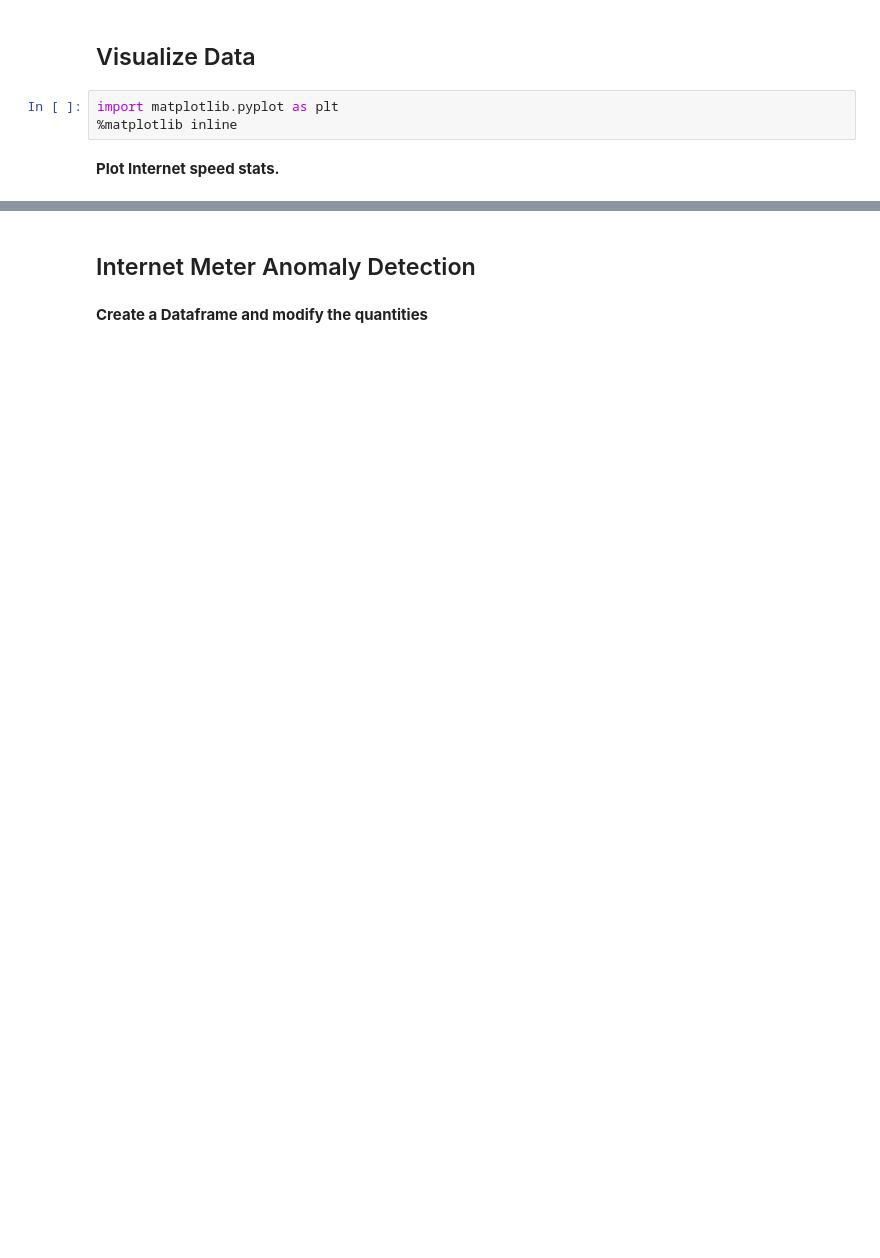
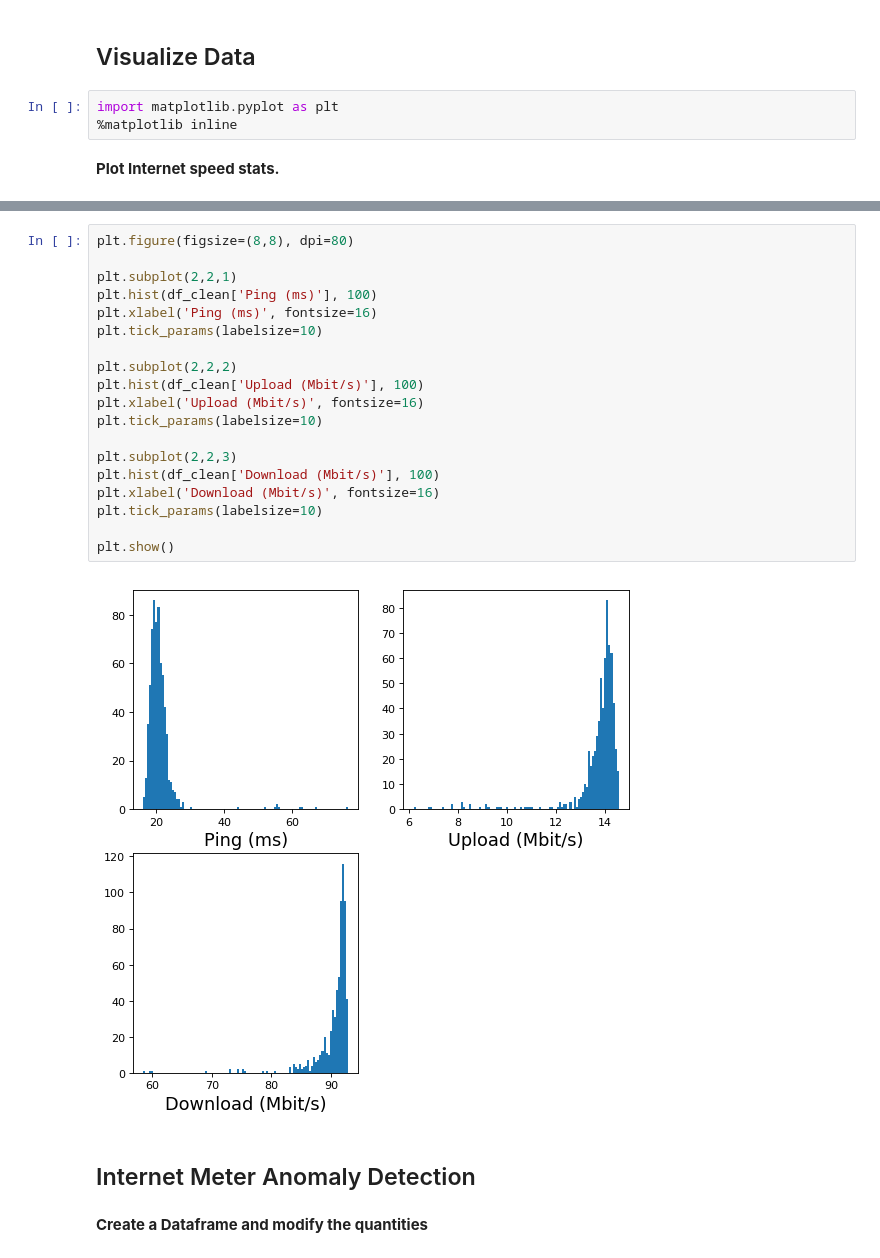
Before and after one commit to icta-tecaji/python-data-analysis-public, a Jupyter notebook: teden_08/08_teden_obdelava_podatkov_2_del_clean.ipynb, the cells around one changed output, grey strips where cells are left out. Drawn from its saved outputs; the diff is of its cells as text; blank space fills up the shorter version.

```diff
--- a/teden_08/08_teden_obdelava_podatkov_2_del_clean.ipynb
+++ b/teden_08/08_teden_obdelava_podatkov_2_del_clean.ipynb
@@ -70,3 +472,24 @@ import matplotlib.pyplot as plt
+# %%
+plt.figure(figsize=(8,8), dpi=80)
+
+plt.subplot(2,2,1)
+plt.hist(df_clean['Ping (ms)'], 100)
+plt.xlabel('Ping (ms)', fontsize=16)
+plt.tick_params(labelsize=10)
+
+plt.subplot(2,2,2)
+plt.hist(df_clean['Upload (Mbit/s)'], 100)
+plt.xlabel('Upload (Mbit/s)', fontsize=16)
+plt.tick_params(labelsize=10)
+
+plt.subplot(2,2,3)
+plt.hist(df_clean['Download (Mbit/s)'], 100)
+plt.xlabel('Download (Mbit/s)', fontsize=16)
+plt.tick_params(labelsize=10)
+
+plt.show()
+# %% [output]
+[figure, added]
 # %% [markdown]
 ## Internet Meter Anomaly Detection
 # %% [markdown]
```
Also changed, not shown: parts of 87 cells of this notebook.
